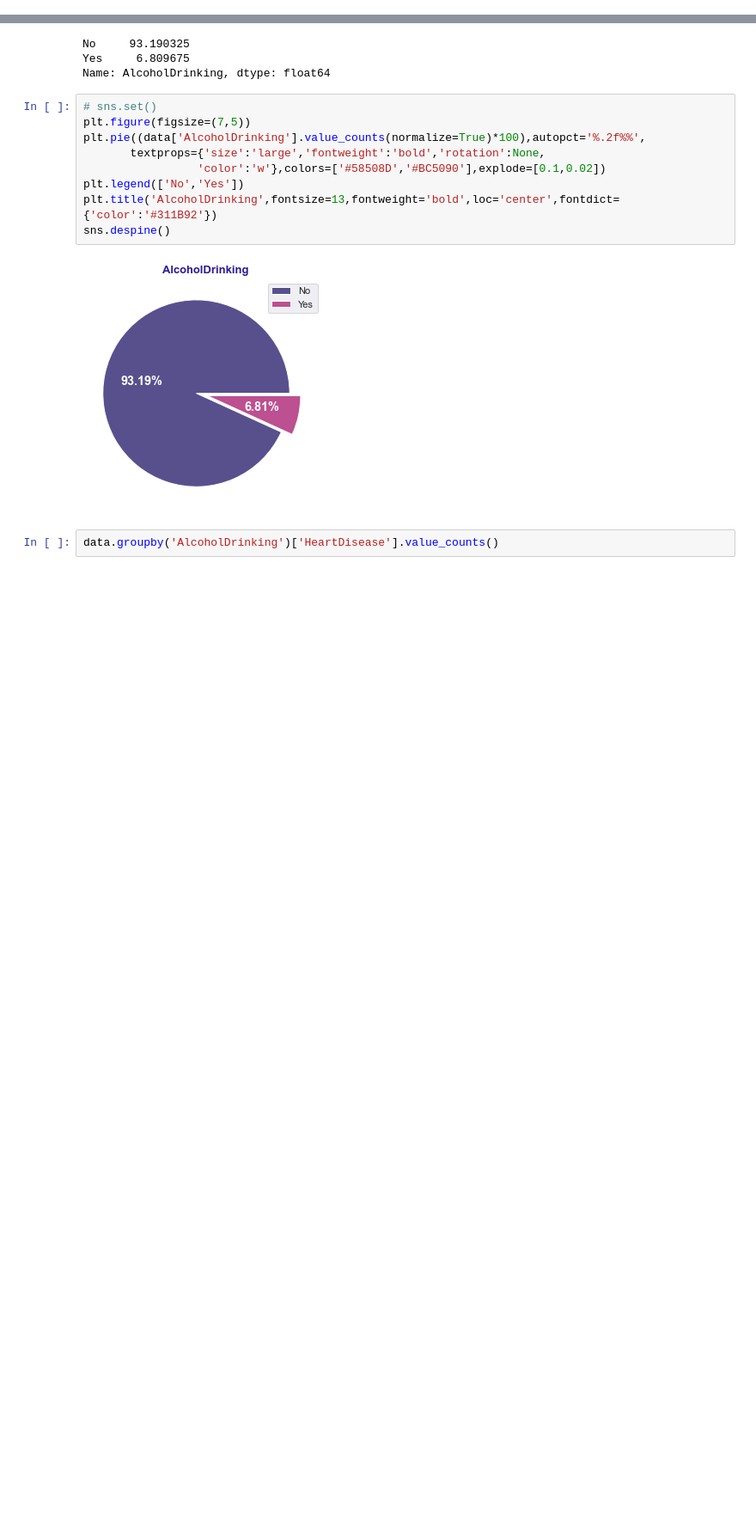
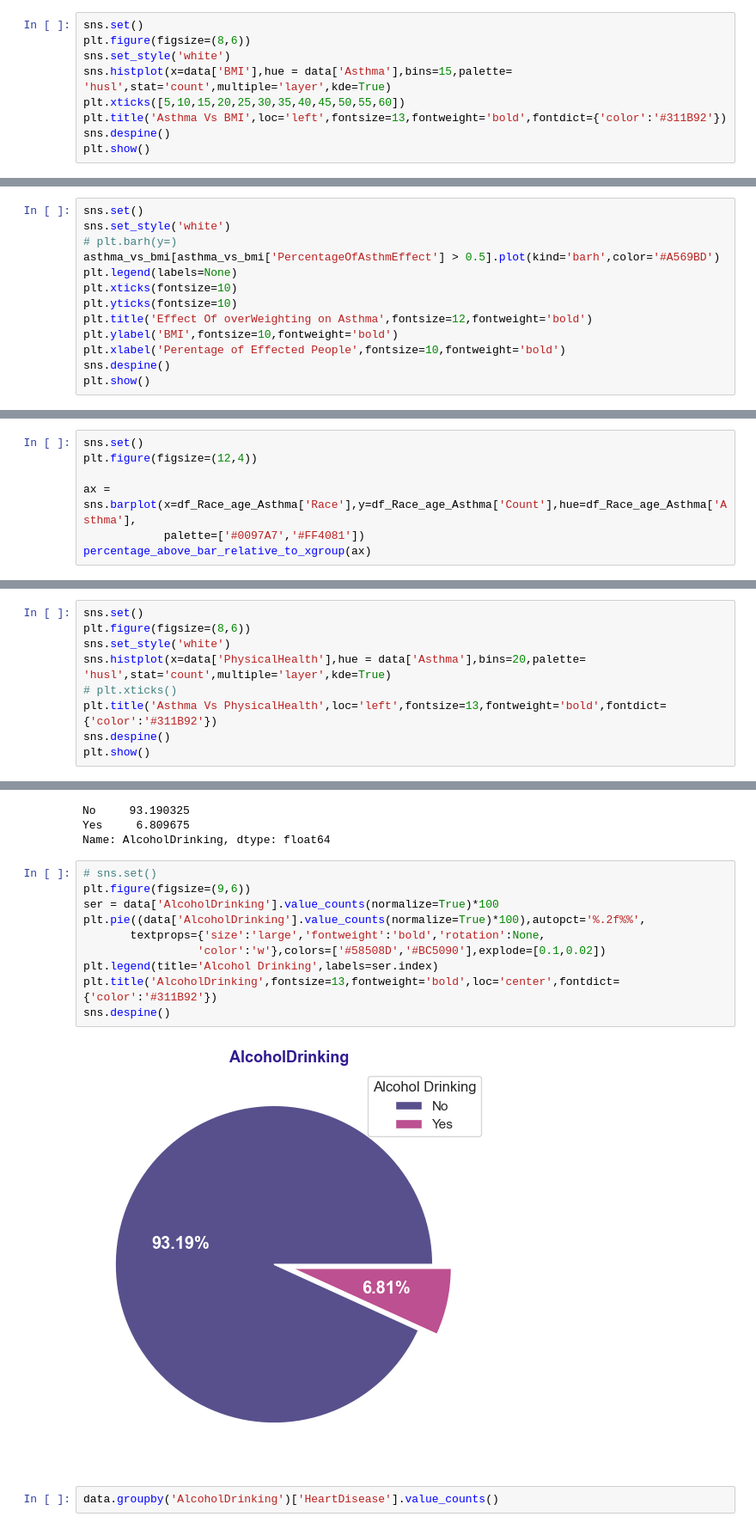
Before and after one commit to ahmedelsayed968/ML-Project, a Jupyter notebook: data analysis/ML Project.ipynb, the cells around one changed output, grey strips where cells are left out. Shown at 86% size. Cells and saved outputs as stored; diff of their text form; blank space fills up the shorter version.

```diff
--- a/data analysis/ML Project.ipynb
+++ b/data analysis/ML Project.ipynb
@@ -203,0 +931,9 @@ list_xtickls
+# %%
+sns.set()
+plt.figure(figsize=(8,6))
+sns.set_style('white')
+sns.histplot(x=data['BMI'],hue = data['Asthma'],bins=15,palette= 'husl',stat='count',multiple='layer',kde=True)
+plt.xticks([5,10,15,20,25,30,35,40,45,50,55,60])
+plt.title('Asthma Vs BMI',loc='left',fontsize=13,fontweight='bold',fontdict={'color':'#311B92'})
+sns.despine()
+plt.show()
@@ -203,0 +942,13 @@ list_xtickls
+# %%
+sns.set()
+sns.set_style('white')
+# plt.barh(y=)
+asthma_vs_bmi[asthma_vs_bmi['PercentageOfAsthmEffect'] > 0.5].plot(kind='barh',color='#A569BD')
+plt.legend(labels=None)
+plt.xticks(fontsize=10)
+plt.yticks(fontsize=10)
+plt.title('Effect Of overWeighting on Asthma',fontsize=12,fontweight='bold')
+plt.ylabel('BMI',fontsize=10,fontweight='bold')
+plt.xlabel('Perentage of Effected People',fontsize=10,fontweight='bold')
+sns.despine()
+plt.show()
@@ -203,0 +1033,7 @@ list_xtickls
+# %%
+sns.set()
+plt.figure(figsize=(12,4))
+
+ax = sns.barplot(x=df_Race_age_Asthma['Race'],y=df_Race_age_Asthma['Count'],hue=df_Race_age_Asthma['Asthma'],
+            palette=['#0097A7','#FF4081'])
+percentage_above_bar_relative_to_xgroup(ax)
@@ -203,0 +1134,9 @@ list_xtickls
+# %%
+sns.set()
+plt.figure(figsize=(8,6))
+sns.set_style('white')
+sns.histplot(x=data['PhysicalHealth'],hue = data['Asthma'],bins=20,palette= 'husl',stat='count',multiple='layer',kde=True)
+# plt.xticks()
+plt.title('Asthma Vs PhysicalHealth',loc='left',fontsize=13,fontweight='bold',fontdict={'color':'#311B92'})
+sns.despine()
+plt.show()
@@ -431,15 +1416,16 @@ Yes     6.809675
 Name: AlcoholDrinking, dtype: float64
 # %%
 # sns.set()
-plt.figure(figsize=(7,5))
+plt.figure(figsize=(9,6))
+ser = data['AlcoholDrinking'].value_counts(normalize=True)*100
 plt.pie((data['AlcoholDrinking'].value_counts(normalize=True)*100),autopct='%.2f%%',
        textprops={'size':'large','fontweight':'bold','rotation':None,
                  'color':'w'},colors=['#58508D','#BC5090'],explode=[0.1,0.02])
-plt.legend(['No','Yes'])
+plt.legend(title='Alcohol Drinking',labels=ser.index)
 plt.title('AlcoholDrinking',fontsize=13,fontweight='bold',loc='center',fontdict={'color':'#311B92'})
 sns.despine()
 # %% [output]
-[figure, old version]
+[figure, new version]
 # %%
 data.groupby('AlcoholDrinking')['HeartDisease'].value_counts()
 # %% [output]
```
Also changed, not shown: parts of 175 cells of this notebook.
